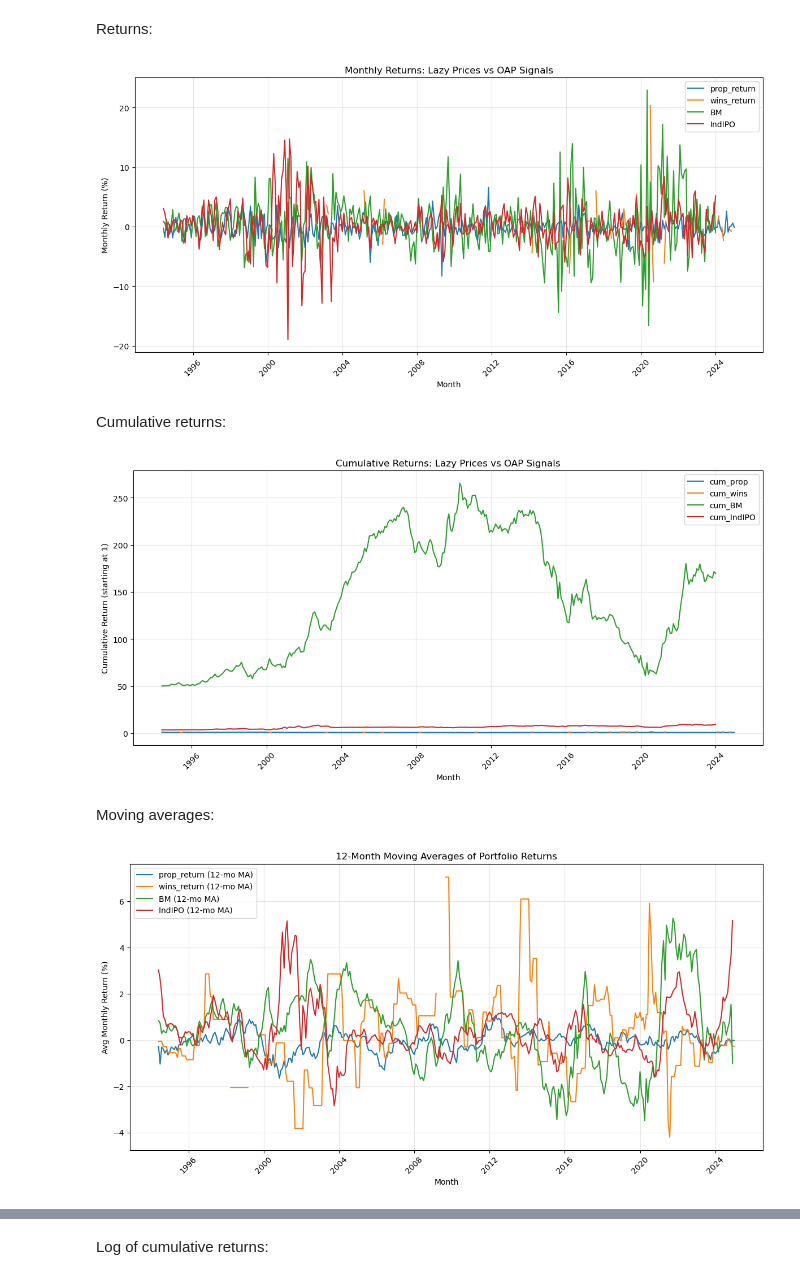
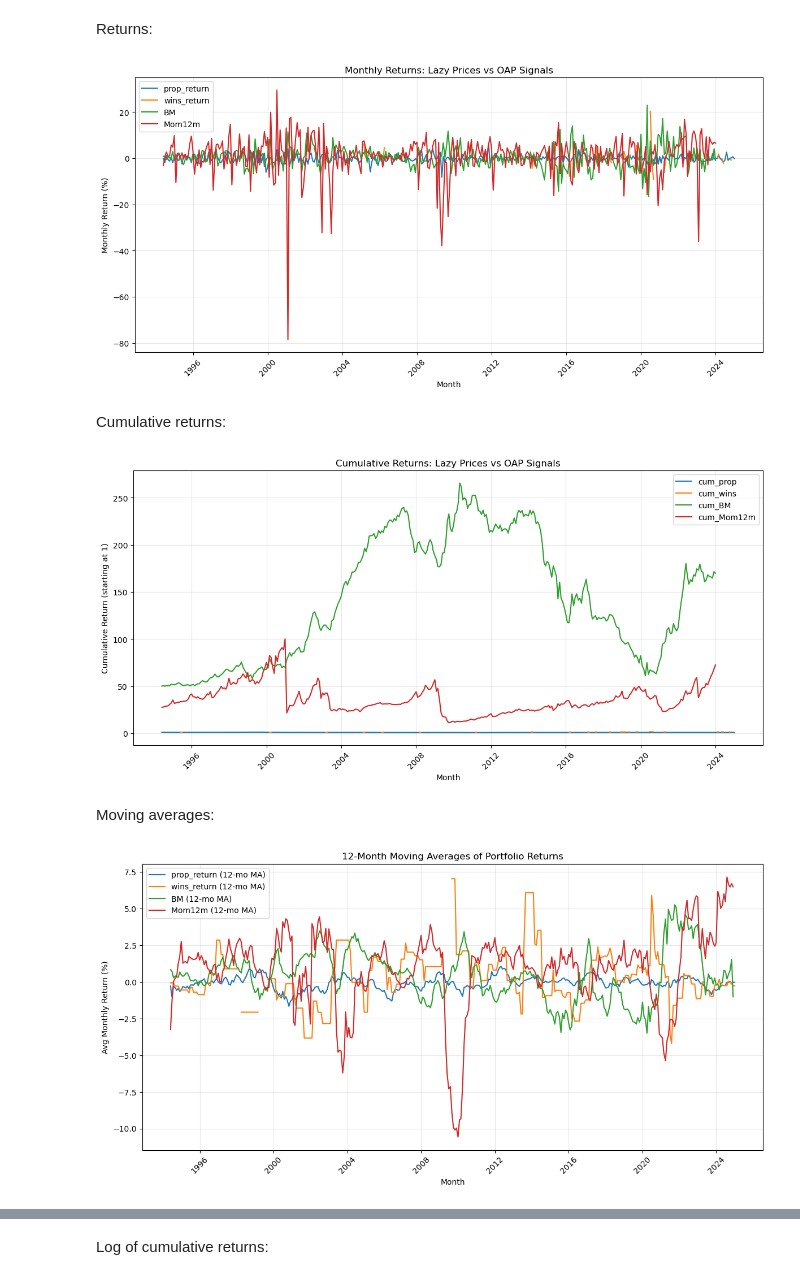
Before and after one commit to ank225git/lazy-prices_replication, a Jupyter notebook: code/returns-analysis.ipynb, the cells around one changed output, grey strips where cells are left out. Saved outputs shown, nothing was run; the diff lists cells and outputs as text; code cells hidden in the pictures.

```diff
--- a/code/returns-analysis.ipynb
+++ b/code/returns-analysis.ipynb
@@ -119,28 +119,28 @@ Returns:
 # %%
 import matplotlib.pyplot as plt
 
 # Define columns to plot
-return_cols = ['prop_return', 'wins_return', 'BM', 'IndIPO']
+return_cols = ['prop_return', 'wins_return', 'BM', 'Mom12m']
 
 plt.figure(figsize=(12, 6))
 for col in return_cols:
     plt.plot(df_merged['month'], df_merged[col], label=col)
 
 plt.xlabel("Month")
 plt.ylabel("Monthly Return (%)")
 plt.title("Monthly Returns: Lazy Prices vs OAP Signals")
 plt.legend()
 plt.grid(alpha=0.3)
 plt.xticks(rotation=45)
 plt.tight_layout()
 plt.show()
 # %% [output]
-[figure, old version]
+[figure, new version]
 # %% [markdown]
 Cumulative returns:
 # %%
 # Define cumulative return columns
-cum_cols = ['cum_prop', 'cum_wins', 'cum_BM', 'cum_IndIPO']
+cum_cols = ['cum_prop', 'cum_wins', 'cum_BM', 'cum_Mom12m']
 
 plt.figure(figsize=(12, 6))
 for col in cum_cols:
@@ -155,7 +155,7 @@ plt.xticks(rotation=45)
 plt.tight_layout()
 plt.show()
 # %% [output]
-[figure, old version]
+[figure, new version]
 # %% [markdown]
 Moving averages:
 # %%
@@ -165,7 +165,7 @@ import matplotlib.pyplot as plt
 df_ma = df_merged.copy()
 
 # Apply 12-month moving average to return columns (exclude cumulative ones)
-return_cols = ['prop_return', 'wins_return', 'BM', 'IndIPO']
+return_cols = ['prop_return', 'wins_return', 'BM', 'Mom12m']
 for col in return_cols:
     df_ma[f'ma_{col}'] = df_ma[col].rolling(window=12, min_periods=1).mean()
 
@@ -183,5 +183,5 @@ plt.tight_layout()
 plt.xticks(rotation=45)
 plt.show()
 # %% [output]
-[figure, old version]
+[figure, new version]
 # %% [markdown]
```
Also changed, not shown: parts of 6 cells of this notebook, 1 other file.
